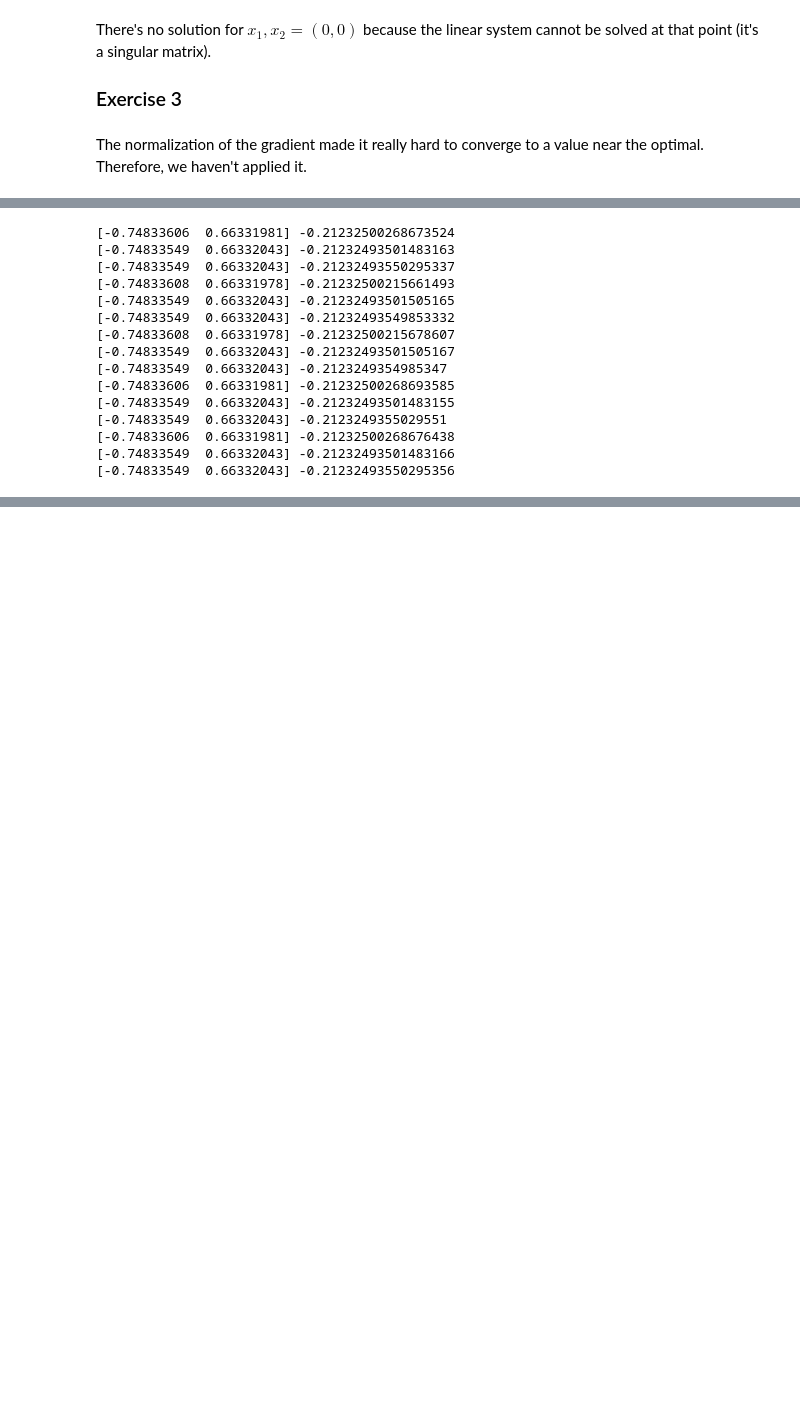
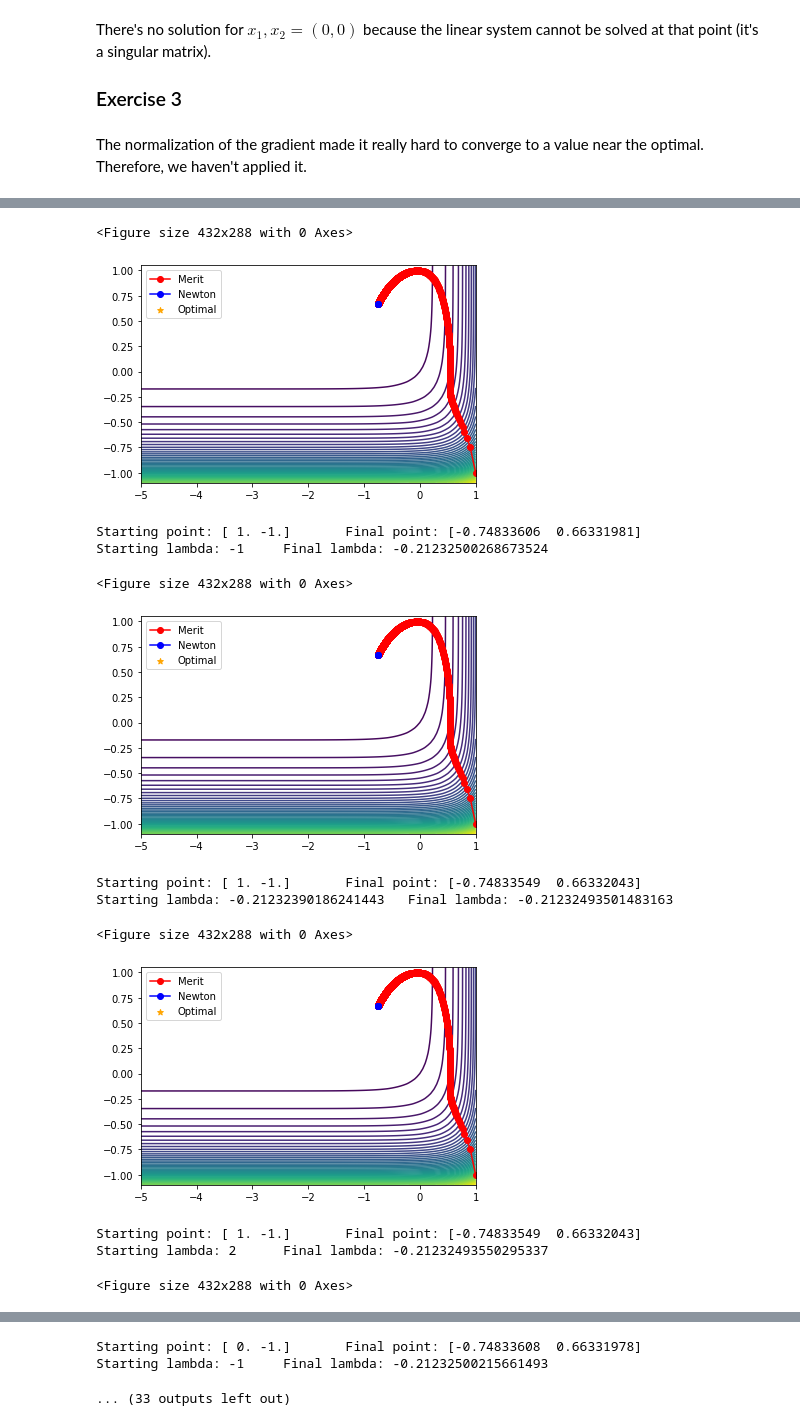
Before and after one commit to Vol0kin/OPT, a Jupyter notebook: Labs/Lab4/Lab_4.ipynb, the cells around one changed output, grey strips where cells are left out. Drawn from its saved outputs; the diff is of its cells as text; code cells hidden in the pictures; blank space fills up the shorter version.

```diff
--- a/Labs/Lab4/Lab_4.ipynb
+++ b/Labs/Lab4/Lab_4.ipynb
@@ -222,27 +225,52 @@ for x_0 in x_list:
+# %%
+def plot_combined_path(f, merit_path, newton_path, xr=(-5,1.05), yr=(-1.1,1.05),
+                       step=0.05, optimal=(-0.74834,0.66332)):
+    # Clear plot
+    plt.clf()
+
+    # Create a mesh grid and apply the function over all the pairs of points
+    X = np.arange(*xr, step)
+    Y = np.arange(*yr, step)
+    X, Y = np.meshgrid(X, Y)
+
+    XY = np.c_[X.ravel(), Y.ravel()]
+    Z = np.apply_along_axis(f, 1, XY).reshape(X.shape)
+
+    # Plot contour of the function
+    plt.figure()
+    plt.contour(X, Y, Z, 50)
+
+    # Plot optimal solution along with paths to it
+    plt.plot(merit_path[:, 0], merit_path[:, 1], 'ro-', label='Merit')
+    plt.plot(newton_path[:, 0], newton_path[:, 1], 'bo-', label='Newton')
+    plt.scatter(optimal[0], optimal[1], c='orange', marker='*', label='Optimal')
+
+    plt.legend()
+    plt.show()
 # %%
 def qop_merit(x_0, lamb_0, g, grad_g, rho=10, tol=1e-5, normalize=False):
     x, x_path_merit = gradient_descent(x_0, g, grad_g, rho, tol, normalize)
     x, lamb, x_path_qop, lamb_path = qop(x, lamb_0, epsilon=tol)
 
-    return x, lamb, x_path_merit, x_path_qop, lamb_path
+    return x, lamb, np.array(x_path_merit), np.array(x_path_qop), lamb_path
 # %%
 for x_0 in x_list:
     for lamb_0 in lamb_list:
-        x_end, lamb_end, _, _, _ = qop_merit(x_0, lamb_0, merit, grad_merit)
-        print(x_end, lamb_end)
+        x_end, lamb_end, merit_path, newton_path, _ = qop_merit(x_0, lamb_0, merit, grad_merit)
+        plot_combined_path(f, merit_path, newton_path)
+        print(f'Starting point: {x_0}\tFinal point: {x_end}')
+        print(f'Starting lambda: {lamb_0}\tFinal lambda: {lamb_end}')
 # %% [output]
-[-0.74833606  0.66331981] -0.21232500268673524
-[-0.74833549  0.66332043] -0.21232493501483163
-[-0.74833549  0.66332043] -0.21232493550295337
-[-0.74833608  0.66331978] -0.21232500215661493
-[-0.74833549  0.66332043] -0.21232493501505165
-[-0.74833549  0.66332043] -0.21232493549853332
-[-0.74833608  0.66331978] -0.21232500215678607
-[-0.74833549  0.66332043] -0.21232493501505167
-[-0.74833549  0.66332043] -0.2123249354985347
-[-0.74833606  0.66331981] -0.21232500268693585
-[-0.74833549  0.66332043] -0.21232493501483155
-[-0.74833549  0.66332043] -0.2123249355029551
-[-0.74833606  0.66331981] -0.21232500268676438
-[-0.74833549  0.66332043] -0.21232493501483166
-[-0.74833549  0.66332043] -0.21232493550295356
+<Figure size 432x288 with 0 Axes>
+[figure, added]
+Starting point: [ 1. -1.]       Final point: [-0.74833606  0.66331981]
+Starting lambda: -1     Final lambda: -0.21232500268673524
+<Figure size 432x288 with 0 Axes>
+[figure, added]
+Starting point: [ 1. -1.]       Final point: [-0.74833549  0.66332043]
+Starting lambda: -0.21232390186241443   Final lambda: -0.21232493501483163
+<Figure size 432x288 with 0 Axes>
+[figure, added]
+Starting point: [ 1. -1.]       Final point: [-0.74833549  0.66332043]
+Starting lambda: 2      Final lambda: -0.21232493550295337
+<Figure size 432x288 with 0 Axes>
@@ -249 +278,4 @@ for x_0 in x_list:
+Starting point: [ 0. -1.]       Final point: [-0.74833608  0.66331978]
+Starting lambda: -1     Final lambda: -0.21232500215661493
+... (33 outputs left out)
 # %% [markdown]
```
Also changed, not shown: parts of 10 cells of this notebook.
